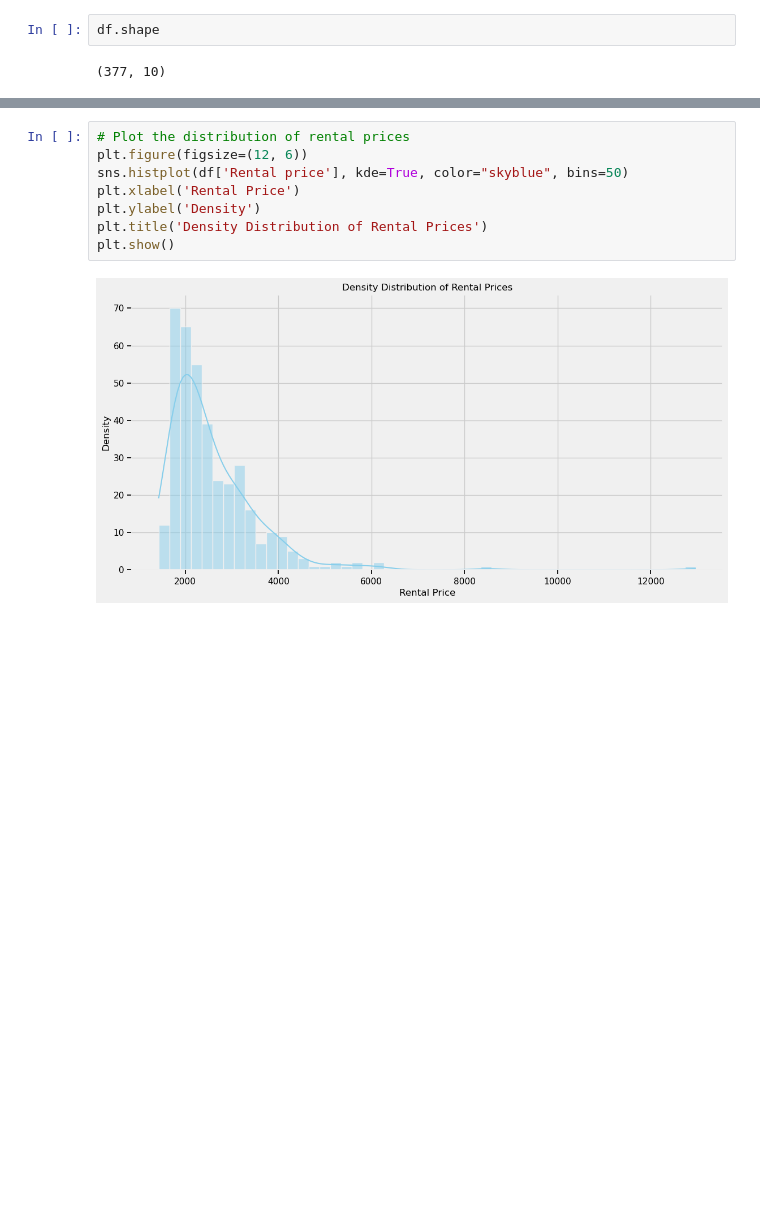
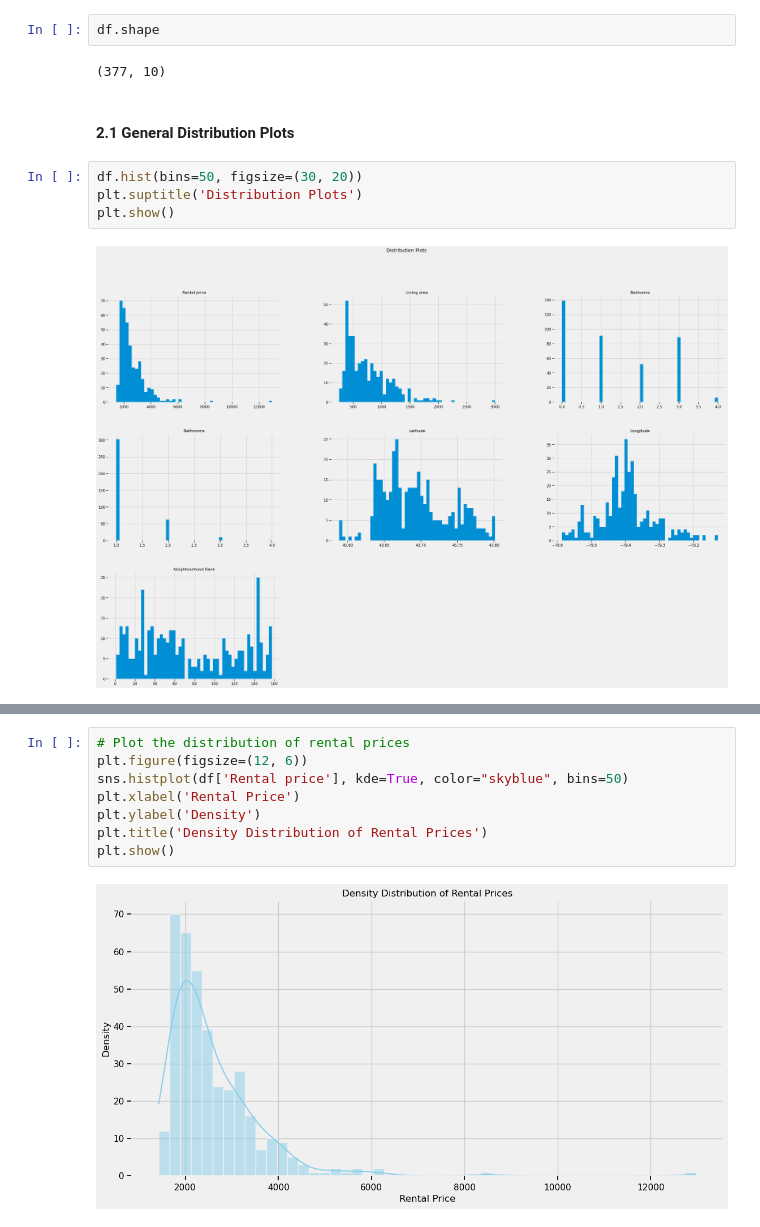
Before and after one commit to Positiveproton9/CME538projectTeam10, a Jupyter notebook: Rent Data/Zillow/Big_Project_G10.ipynb, the cells around one changed output, grey strips where cells are left out. Cells and saved outputs as stored; diff of their text form; blank space fills up the shorter version.

```diff
--- a/Rent Data/Zillow/Big_Project_G10.ipynb
+++ b/Rent Data/Zillow/Big_Project_G10.ipynb
@@ -66,3 +470,11 @@ df.head()
 df.shape
 # %% [output]
 (377, 10)
+# %% [markdown]
+#### 2.1 General Distribution Plots
+# %%
+df.hist(bins=50, figsize=(30, 20))
+plt.suptitle('Distribution Plots')
+plt.show()
+# %% [output]
+[figure, added]
```
Also changed, not shown: parts of 69 cells of this notebook, 1 other file.
